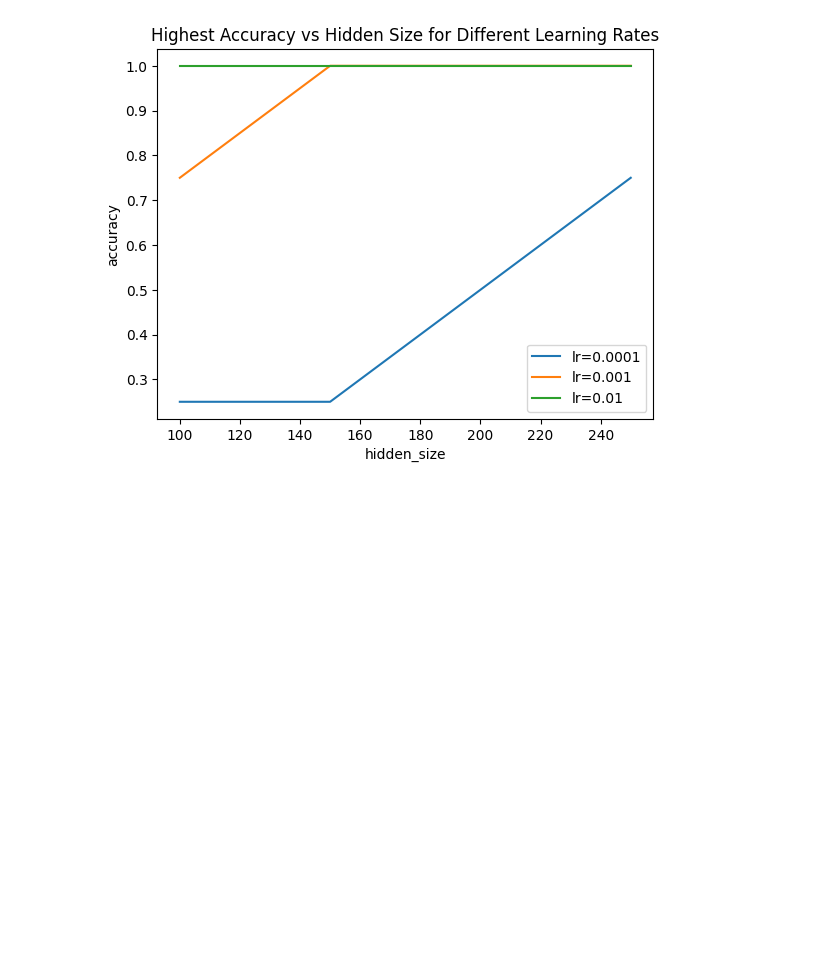
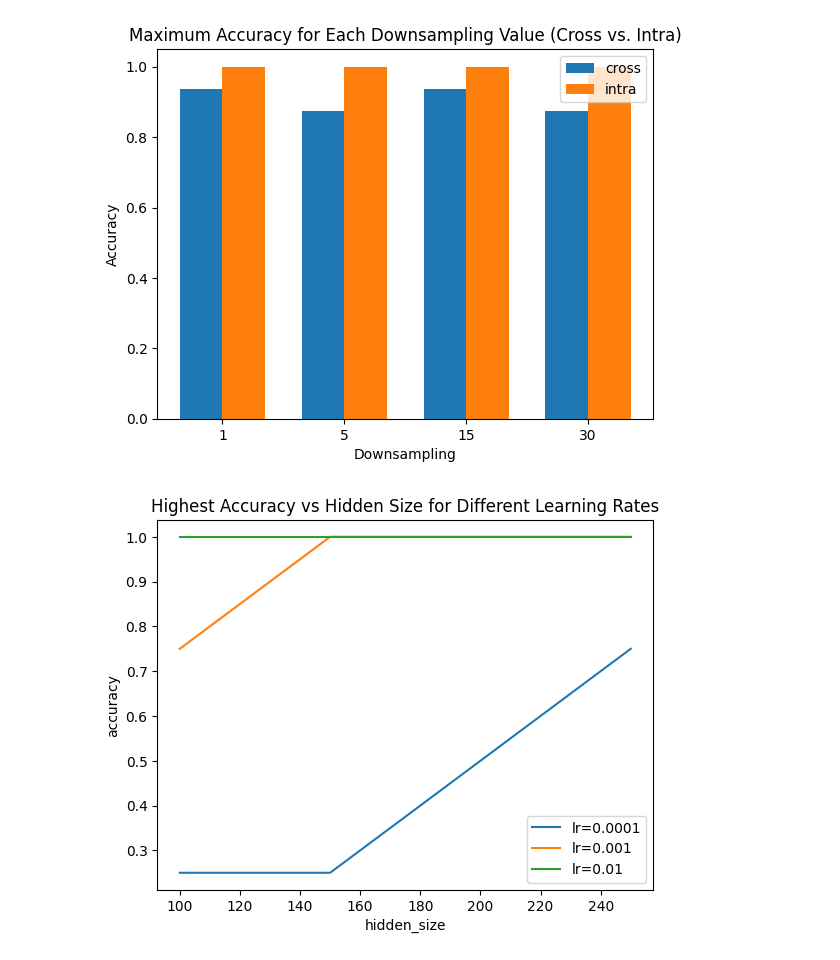
Before and after one commit to WeddiesAPP/PRDL2, a Jupyter notebook: evaluation.ipynb, the cells around one changed output. Saved outputs shown, nothing was run; the diff lists cells and outputs as text; code cells hidden in the pictures; blank space fills up the shorter version.

```diff
--- a/evaluation.ipynb
+++ b/evaluation.ipynb
@@ -68,3 +72,40 @@ filtered_cross
+# %%
+# Find the row with the maximum accuracy for each downsampling value
+max_accuracy_rows_cross = cross.loc[cross.groupby('downsampling')['acc'].idxmax()]
+max_accuracy_rows_intra = intra.loc[intra.groupby('downsampling')['acc'].idxmax()]
+
+# Plotting
+fig, ax = plt.subplots()
+
+# Set the width of the bars
+bar_width = 0.35
+
+# Bar plot for each downsampling value
+downsampling_values = [1, 5, 15, 30]
+# Bar plot for 'cross'
+positions_cross = np.arange(len(downsampling_values))
+ax.bar(positions_cross, max_accuracy_rows_cross.groupby('downsampling')['acc'].max(), width=bar_width, label='cross')
+
+# Bar plot for 'intra'
+positions_intra = positions_cross + bar_width
+ax.bar(positions_intra, max_accuracy_rows_intra.groupby('downsampling')['acc'].max(), width=bar_width, label='intra')
+
+# Set labels and title
+ax.set_xlabel('Downsampling')
+ax.set_ylabel('Accuracy')
+ax.set_title('Maximum Accuracy for Each Downsampling Value (Cross vs. Intra)')
+
+# Manually set x-axis ticks and labels
+ax.set_xticks(positions_cross + bar_width / 2)
+ax.set_xticklabels(downsampling_values)
+
+# Show legend
+ax.legend()
+
+# Show the plot
+plt.show()
+# %% [output]
+[figure, added]
 # %%
 # Keep rows with the highest accuracy for each combination of 'hidden_size' and 'lr'
 max_accuracy_indices_intra = intra.groupby(['lr', 'hidden_size'])['acc'].idxmax()
```
Also changed, not shown: parts of 5 cells of this notebook, 3 other files.
